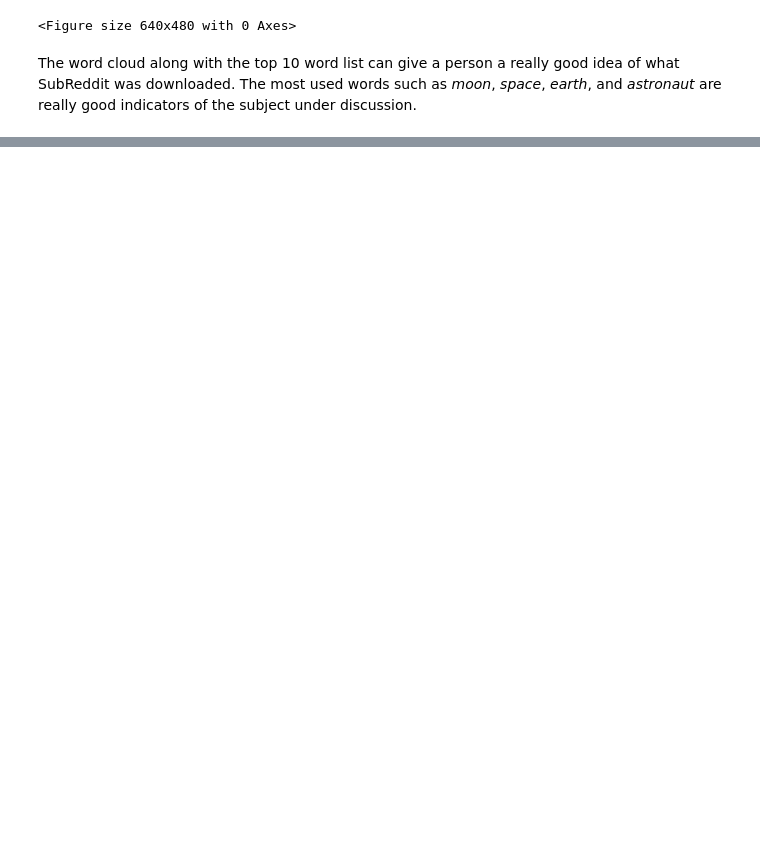
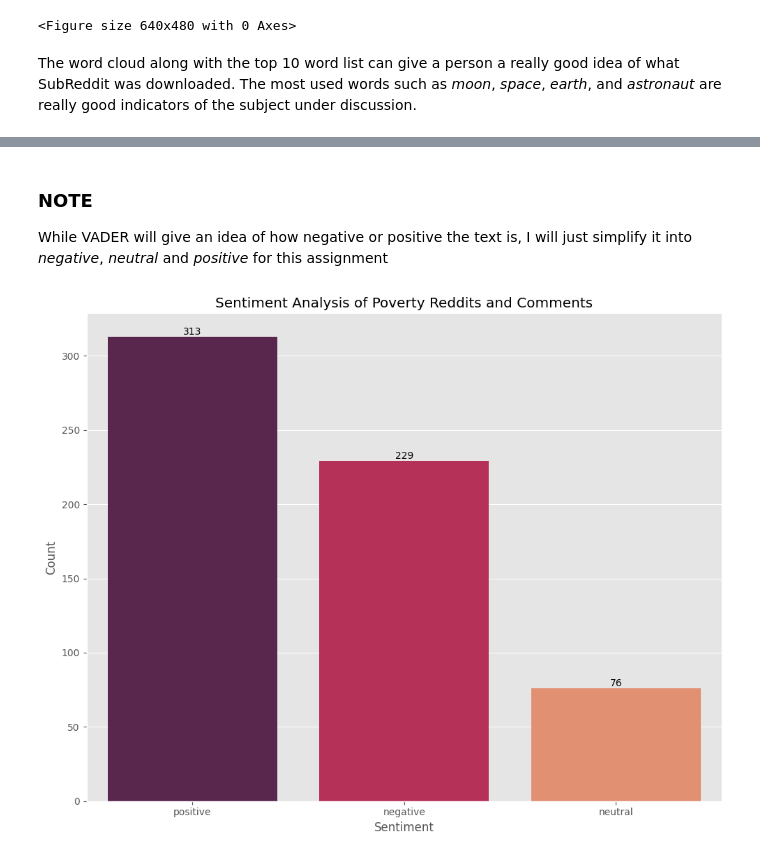
Before and after one commit to wwwinters/msds640assignment6, a Jupyter notebook: notebooks/wwinters_assignment6.ipynb, the cells around one changed output, grey strips where cells are left out. Cells and saved outputs as stored; diff of their text form; code cells hidden in the pictures; blank space fills up the shorter version.

```diff
--- a/notebooks/wwinters_assignment6.ipynb
+++ b/notebooks/wwinters_assignment6.ipynb
@@ -304,0 +435,5 @@ The word cloud along with the top 10 word list can give a person a really good i
+# %%
+vaders_data = vaders.groupby('id').agg({'compound':'mean'}).reset_index()
+vaders_data['label'] = vaders_data['compound'].apply(lambda x: 'positive' if x > 0 else 'negative' if x < 0 \
+                                                     else 'neutral')
+vaders_data.sample(5)
@@ -304,0 +447,17 @@ The word cloud along with the top 10 word list can give a person a really good i
+# %% [markdown]
+### NOTE
+While VADER will give an idea of how negative or positive the text is, I will just simplify it into *negative*, *neutral* and *positive* for this assignment
+# %%
+order_by_count = vaders_data['label'].value_counts().index
+
+fig, ax = plt.subplots(figsize=(10,8))
+ax.yaxis.set_major_formatter(mtick.StrMethodFormatter('{x:,.0f}'))
+ax.set(xlabel='Sentiment', ylabel='Count', title='Sentiment Analysis of Poverty Reddits and Comments')
+sns.countplot(data=vaders_data, x='label', order=order_by_count, palette='rocket')
+for container in ax.containers:
+    ax.bar_label(container, fmt='{:,.0f}')
+plt.tight_layout()
+plt.show()
+fig.savefig('figures/sentimentAnalysisSimple.png', bbox_inches='tight', dpi=300)
+# %% [output]
+[figure, added]
```
Also changed, not shown: parts of 24 cells of this notebook, 9 other files.
